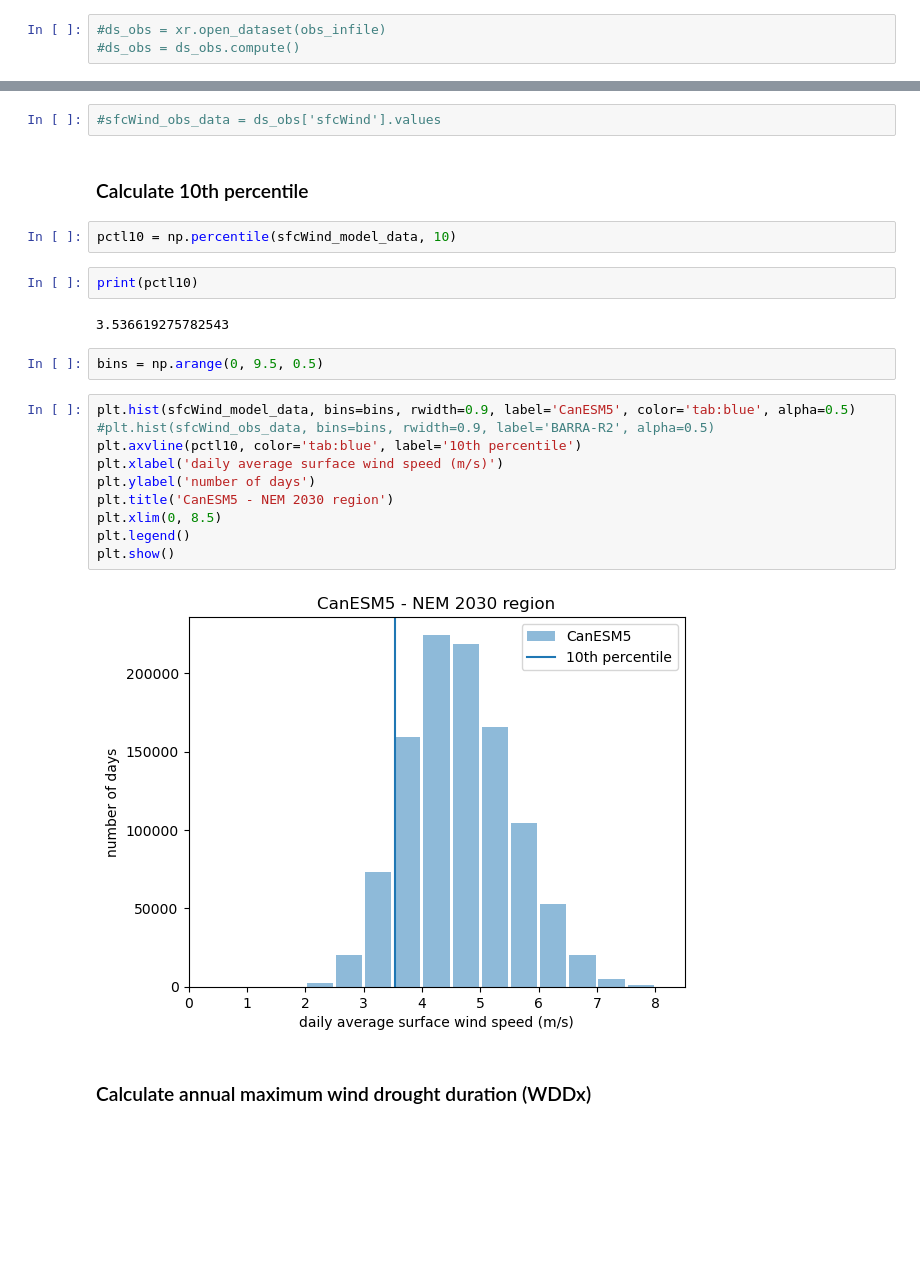
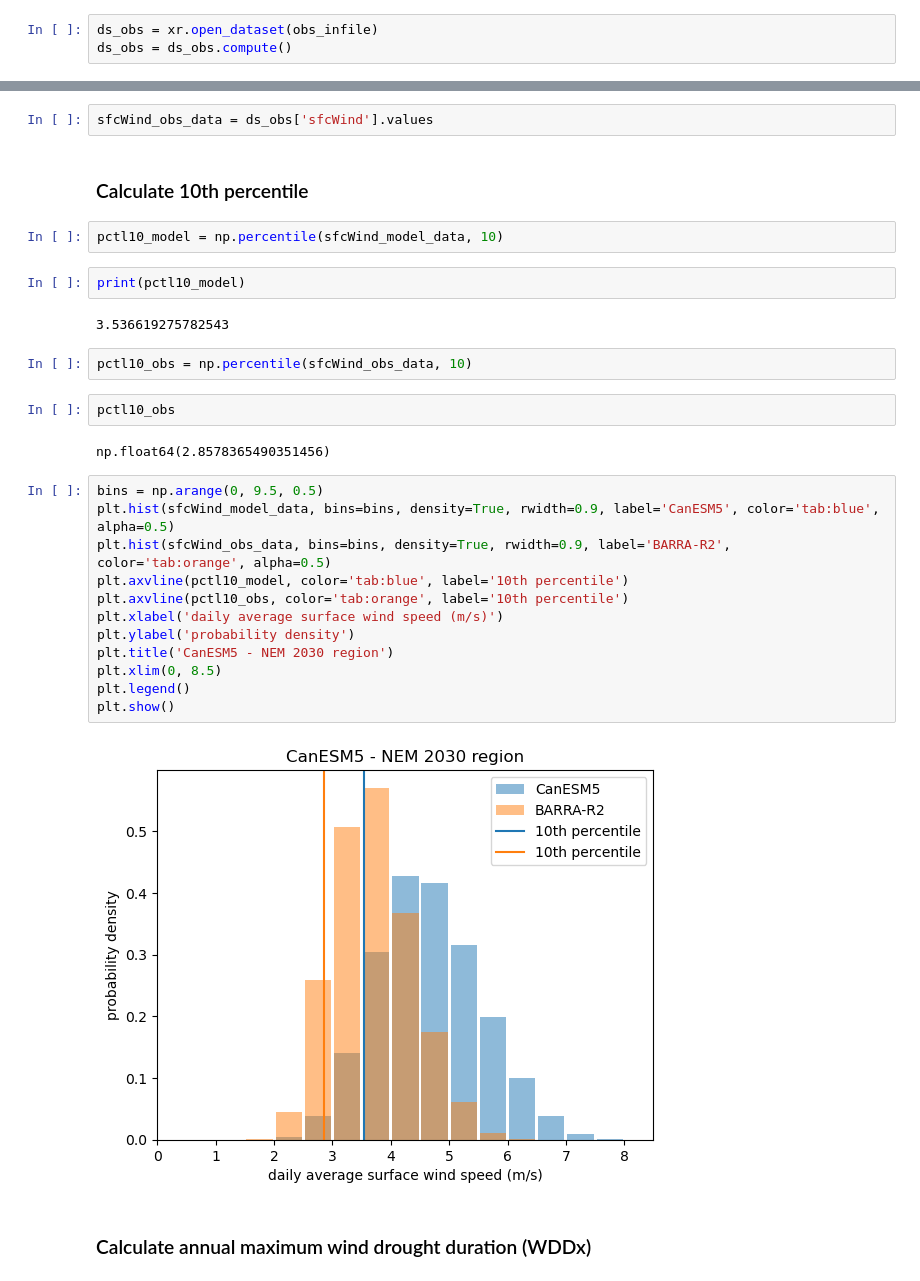
Before and after one commit to AusClimateService/unseen-projects, a Jupyter notebook: project-wind-drought/analysis_CanESM5_nem-2030.ipynb, the cells around one changed output, grey strips where cells are left out. Saved outputs shown, nothing was run; the diff lists cells and outputs as text; blank space fills up the shorter version.

```diff
--- a/project-wind-drought/analysis_CanESM5_nem-2030.ipynb
+++ b/project-wind-drought/analysis_CanESM5_nem-2030.ipynb
@@ -35,6 +34,6 @@ Attributes: (12/53)
     license:                     CMIP6 model data produced by The Government ...
     cmor_version:                3.4.0
 # %%
-#ds_obs = xr.open_dataset(obs_infile)
-#ds_obs = ds_obs.compute()
+ds_obs = xr.open_dataset(obs_infile)
+ds_obs = ds_obs.compute()
 # %%
@@ -42,28 +62,34 @@ Attributes: (12/53)
 # %%
 sfcWind_model_data = ds_model['sfcWind'].stack({'sample': ['ensemble', 'init_date', 'lead_time']}).values
 # %%
-#sfcWind_obs_data = ds_obs['sfcWind'].values
+sfcWind_obs_data = ds_obs['sfcWind'].values
 # %% [markdown]
 ### Calculate 10th percentile
 # %%
-pctl10 = np.percentile(sfcWind_model_data, 10)
+pctl10_model = np.percentile(sfcWind_model_data, 10)
 # %%
-print(pctl10)
+print(pctl10_model)
 # %% [output]
 3.536619275782543
-# %%
-bins = np.arange(0, 9.5, 0.5)
+# %%
+pctl10_obs = np.percentile(sfcWind_obs_data, 10)
+# %%
+pctl10_obs
+# %% [output]
+np.float64(2.8578365490351456)
 # %%
-plt.hist(sfcWind_model_data, bins=bins, rwidth=0.9, label='CanESM5', color='tab:blue', alpha=0.5)
-#plt.hist(sfcWind_obs_data, bins=bins, rwidth=0.9, label='BARRA-R2', alpha=0.5)
-plt.axvline(pctl10, color='tab:blue', label='10th percentile')
+bins = np.arange(0, 9.5, 0.5)
+plt.hist(sfcWind_model_data, bins=bins, density=True, rwidth=0.9, label='CanESM5', color='tab:blue', alpha=0.5)
+plt.hist(sfcWind_obs_data, bins=bins, density=True, rwidth=0.9, label='BARRA-R2', color='tab:orange', alpha=0.5)
+plt.axvline(pctl10_model, color='tab:blue', label='10th percentile')
+plt.axvline(pctl10_obs, color='tab:orange', label='10th percentile')
 plt.xlabel('daily average surface wind speed (m/s)')
-plt.ylabel('number of days')
+plt.ylabel('probability density')
 plt.title('CanESM5 - NEM 2030 region')
 plt.xlim(0, 8.5)
 plt.legend()
 plt.show()
 # %% [output]
-[figure, old version]
+[figure, new version]
 # %% [markdown]
 ### Calculate annual maximum wind drought duration (WDDx)
```
Also changed, not shown: parts of 12 cells of this notebook, 1 other file.
